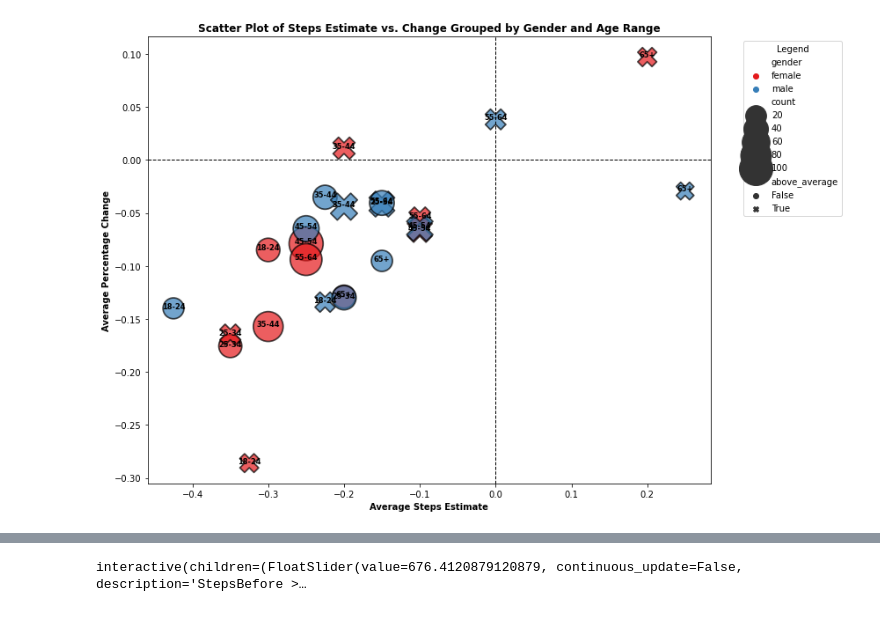
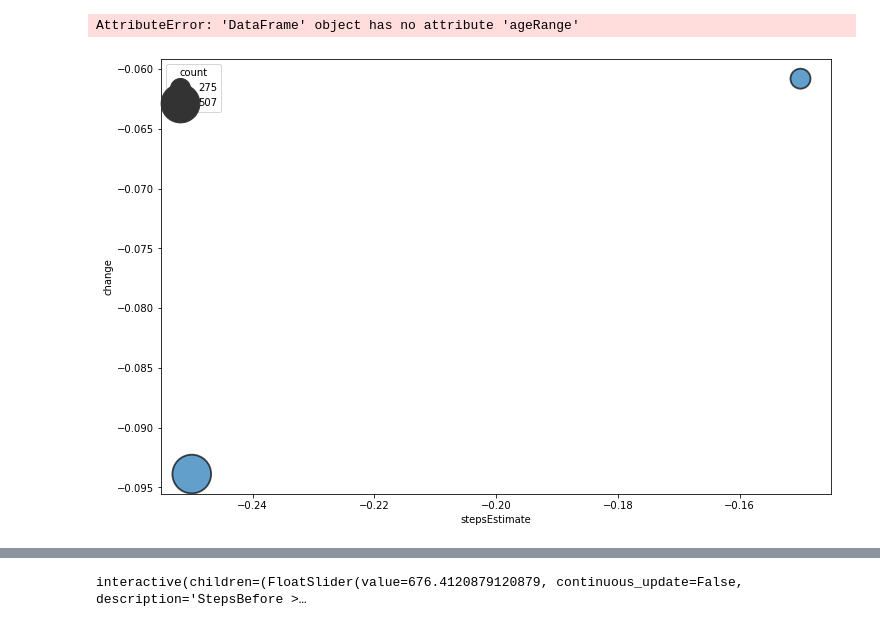
Before and after one commit to hci-gu/wfh-movement-jupyter, a Jupyter notebook: notebooks/Estimates_2024.ipynb, the cells around one changed output, grey strips where cells are left out. Saved outputs shown, nothing was run; the diff lists cells and outputs as text; code cells hidden in the pictures.

```diff
--- a/notebooks/Estimates_2024.ipynb
+++ b/notebooks/Estimates_2024.ipynb
@@ -10,10 +10,16 @@ import matplotlib.pyplot as plt
 import seaborn as sns
 from tabulate import tabulate
 from IPython.display import display
-
+from scipy.stats import linregress
+from matplotlib.ticker import FuncFormatter
+import matplotlib.patheffects as path_effects
 
 pio.templates.default = "seaborn"
 pd.options.plotting.backend = "plotly"
+plt.rcParams.update({
+    'font.size': 16,
+    'font.family': 'DejaVu Sans',
+})
 
 %matplotlib inline
 %run global.ipynb
@@ -28,7 +34,7 @@ earliest_date = split_date - pd.DateOffset(months=12)
 to_date = split_date + pd.DateOffset(months=12)
 # days between the earliest date and the split date
 days_in_before_period = (split_date - earliest_date).days
-ratio_minimum_data = 0.9
+ratio_minimum_data = 0.95
 
 fixed_outlier_steps_amount = 50000
 # %%
@@ -67,6 +73,17 @@ def process_user_data(user_data):
 
     change = (steps_after - steps_before) / steps_before
 
+
+    # moved_more = change > 0
+    # estimated_more = stepsEstimate > steps_before
+
+    correct = 1 if (change > 0 and stepsEstimate > 0) or (change <= 0 and stepsEstimate < 0) else 0
+
+    moved_more = change > 0
+
+    # magnitude of difference between stepsEstimate and change
+    difference = abs(stepsEstimate - change)
+
     return pd.Series({
         'userId': user_id,
         'stepsBefore': steps_before,
@@ -76,7 +93,10 @@ def process_user_data(user_data):
         'stepsEstimate': stepsEstimate,
         'change': change,
         'gender': gender,
-        'ageRange': age_range
+        'ageRange': age_range,
+        'correct': correct,
+        'moved_more': moved_more,
+        'difference': difference,
     })
 
 # Group the data by userId and apply the function
@@ -267,7 +440,7 @@ df['difference'] = df['change'] - df['stepsEstimate']
 df = df[df['stepsEstimate'] != 0]
 
 # Group by gender and ageRange and calculate the median of change, estimate, and difference
-df = df.groupby(['gender', 'ageRange', 'above_average']).agg({
+df = df.groupby(['above_average']).agg({
     'change': 'median',
     'stepsEstimate': 'median',
     'difference': 'median',
@@ -282,9 +455,9 @@ scatter = sns.scatterplot(
     data=df,
     x='stepsEstimate',
     y='change',
-    hue='gender',
+    # hue='gender',
     size='count',
-    style='above_average',
+    # style='above_average',
     sizes=(400, 1500),  # Adjust the range of bubble sizes
     palette='Set1',
     # size_norm=(df['count'].min(), df['count'].max()),  # Normalize bubble sizes
@@ -293,31 +466,32 @@ scatter = sns.scatterplot(
 )
 
 # Annotate each point with the corresponding ageRange
 for line in range(0, df.shape[0]):
     plt.text(
         df.stepsEstimate[line],
         df.change[line],
         df.ageRange[line],
         horizontalalignment='center',
         size='small',
         color='black',
         weight='semibold'
     )
 
 # Draw reference lines at zero for both axes
 plt.axhline(0, color='black', linestyle='--', linewidth=1)
 plt.axvline(0, color='black', linestyle='--', linewidth=1)
 
 # Adding labels and title
 plt.xlabel('Average Steps Estimate', fontweight='bold')
 plt.ylabel('Average Percentage Change', fontweight='bold')
 plt.title('Scatter Plot of Steps Estimate vs. Change Grouped by Gender and Age Range', fontweight='bold')
 
 handles, labels = scatter.get_legend_handles_labels()
 plt.legend(handles=handles, labels=labels, title='Legend', bbox_to_anchor=(1.05, 1), loc='upper left')
 
 # Show the plot
 plt.tight_layout()
 plt.show()
 # %% [output]
+AttributeError: 'DataFrame' object has no attribute 'ageRange'
-[figure, old version]
+[figure, new version]
```
Also changed, not shown: parts of 20 cells of this notebook, 8 other files.
